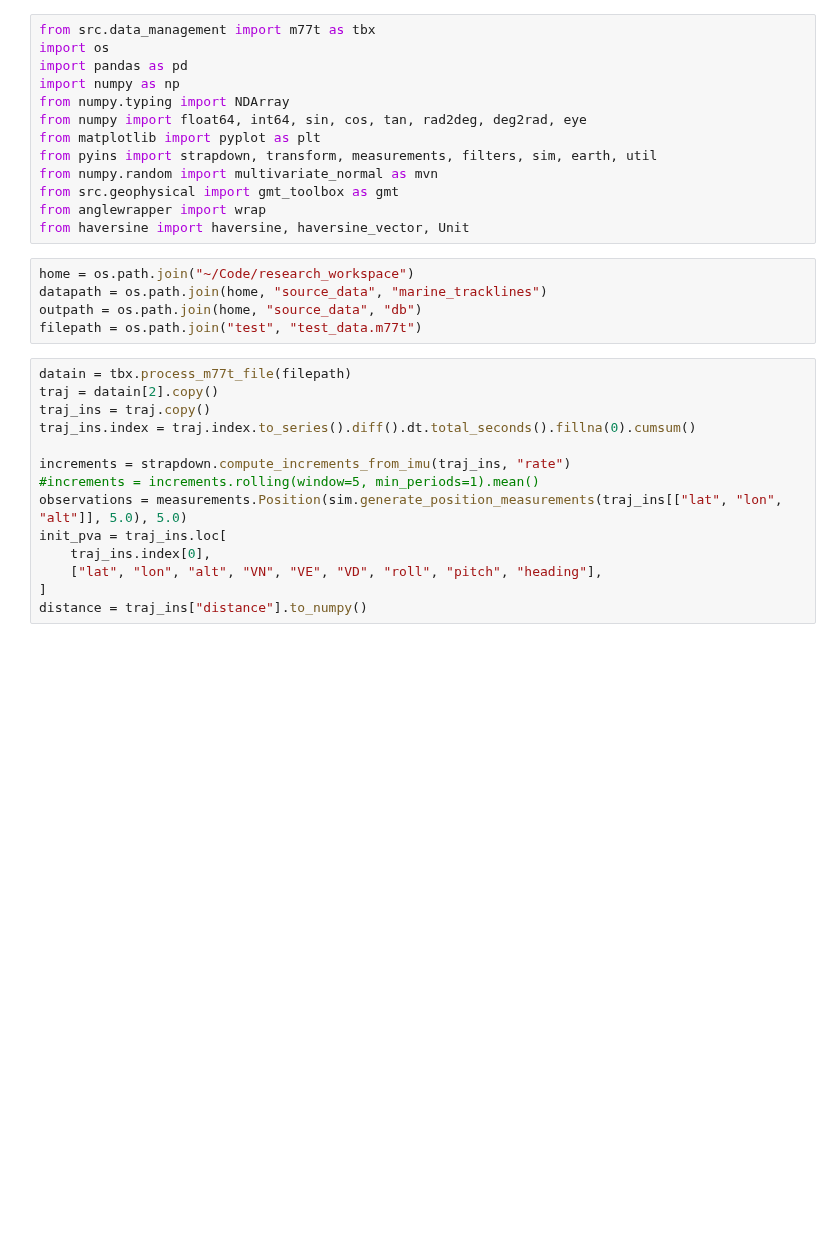
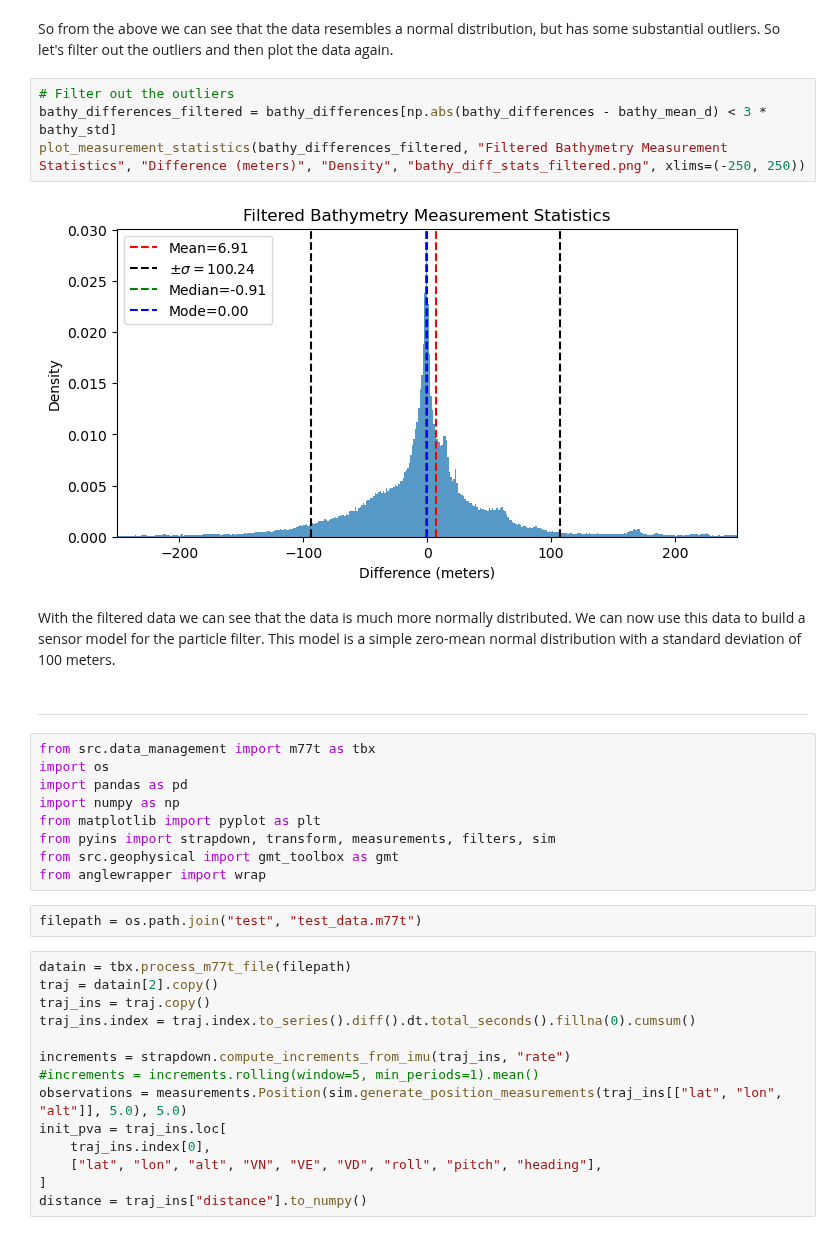
Before and after one commit to jbrodovsky/geophysical_nav, a Jupyter notebook: bathy_pf.ipynb, the cells around one changed output. Cells and saved outputs as stored; diff of their text form; blank space fills up the shorter version.

```diff
--- a/bathy_pf.ipynb
+++ b/bathy_pf.ipynb
@@ -5,21 +204,26 @@ This notebook is a testing and development environment for the geophysical parti
+# %% [markdown]
+So from the above we can see that the data resembles a normal distribution, but has some substantial outliers. So let's filter out the outliers and then plot the data again.
+# %%
+# Filter out the outliers
+bathy_differences_filtered = bathy_differences[np.abs(bathy_differences - bathy_mean_d) < 3 * bathy_std]
+plot_measurement_statistics(bathy_differences_filtered, "Filtered Bathymetry Measurement Statistics", "Difference (meters)", "Density", "bathy_diff_stats_filtered.png", xlims=(-250, 250))
+# %% [output]
+[figure, added]
+# %% [markdown]
+With the filtered data we can see that the data is much more normally distributed. We can now use this data to build a sensor model for the particle filter. This model is a simple zero-mean normal distribution with a standard deviation of 100 meters.
+# %% [markdown]
+--------------------
 # %%
 from src.data_management import m77t as tbx
 import os
 import pandas as pd
 import numpy as np
-from numpy.typing import NDArray
-from numpy import float64, int64, sin, cos, tan, rad2deg, deg2rad, eye
 from matplotlib import pyplot as plt
-from pyins import strapdown, transform, measurements, filters, sim, earth, util
-from numpy.random import multivariate_normal as mvn
+from pyins import strapdown, transform, measurements, filters, sim
 from src.geophysical import gmt_toolbox as gmt
 from anglewrapper import wrap
-from haversine import haversine, haversine_vector, Unit
-# %%
-home = os.path.join("~/Code/research_workspace")
-datapath = os.path.join(home, "source_data", "marine_tracklines")
-outpath = os.path.join(home, "source_data", "db")
-filepath = os.path.join("test", "test_data.m77t")
+# %%
+filepath = os.path.join("test", "test_data.m77t")
 # %%
 datain = tbx.process_m77t_file(filepath)
 traj = datain[2].copy()
```
Also changed, not shown: parts of 58 cells of this notebook, 7 other files.
